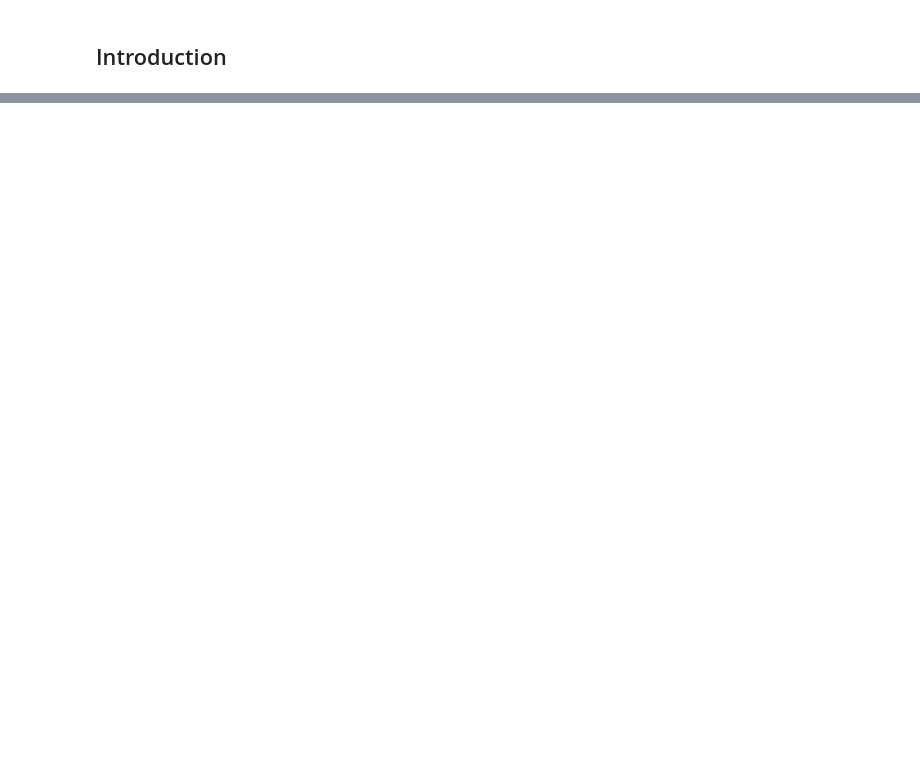
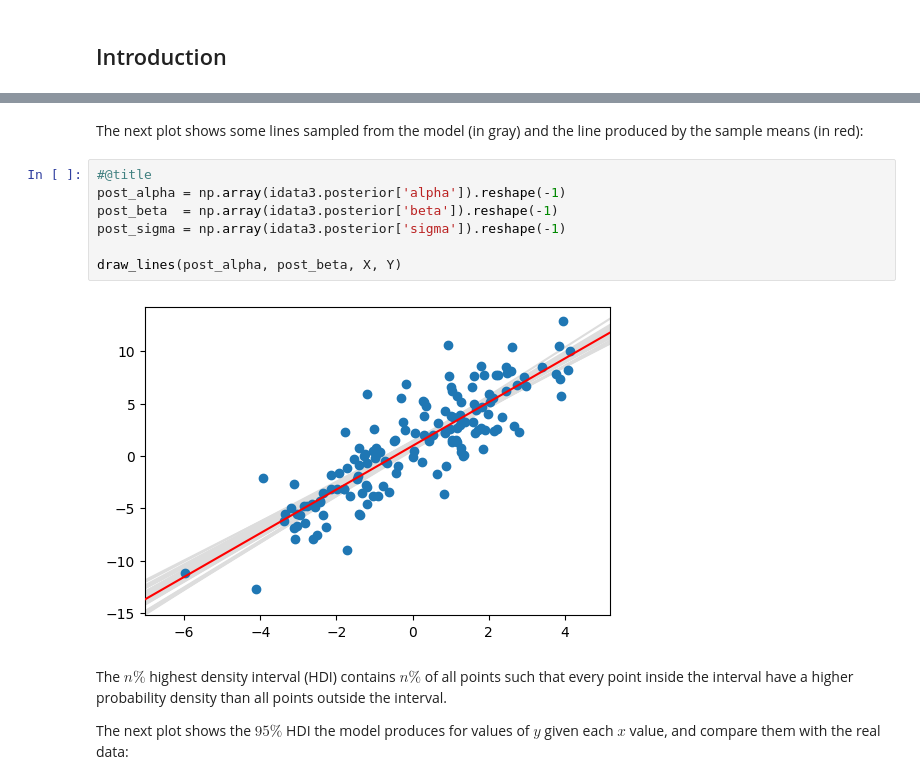
Before and after one commit to jpneto/topicsInPython, a Jupyter notebook: notebooks/ProbabilisticProgramming.ipynb, the cells around one changed output, grey strips where cells are left out. Drawn from its saved outputs; the diff is of its cells as text; blank space fills up the shorter version.

```diff
--- a/notebooks/ProbabilisticProgramming.ipynb
+++ b/notebooks/ProbabilisticProgramming.ipynb
@@ -189,0 +492,15 @@ To continue reading about this subject using Python check [An Introduction to Pr
+# %% [markdown]
+The next plot shows some lines sampled from the model (in gray) and the line produced by the sample means (in red):
+# %%
+#@title
+post_alpha = np.array(idata3.posterior['alpha']).reshape(-1)
+post_beta  = np.array(idata3.posterior['beta']).reshape(-1)
+post_sigma = np.array(idata3.posterior['sigma']).reshape(-1)
+
+draw_lines(post_alpha, post_beta, X, Y)
+# %% [output]
+[figure, added]
+# %% [markdown]
+The $n\%$ highest density interval (HDI) contains $n\%$ of all points such that every point inside the interval have a higher probability density than all points outside the interval.
+
+The next plot shows the $95\%$ HDI the model produces for values of $y$ given each $x$ value, and compare them with the real data:
```
Also changed, not shown: parts of 158 cells of this notebook.
